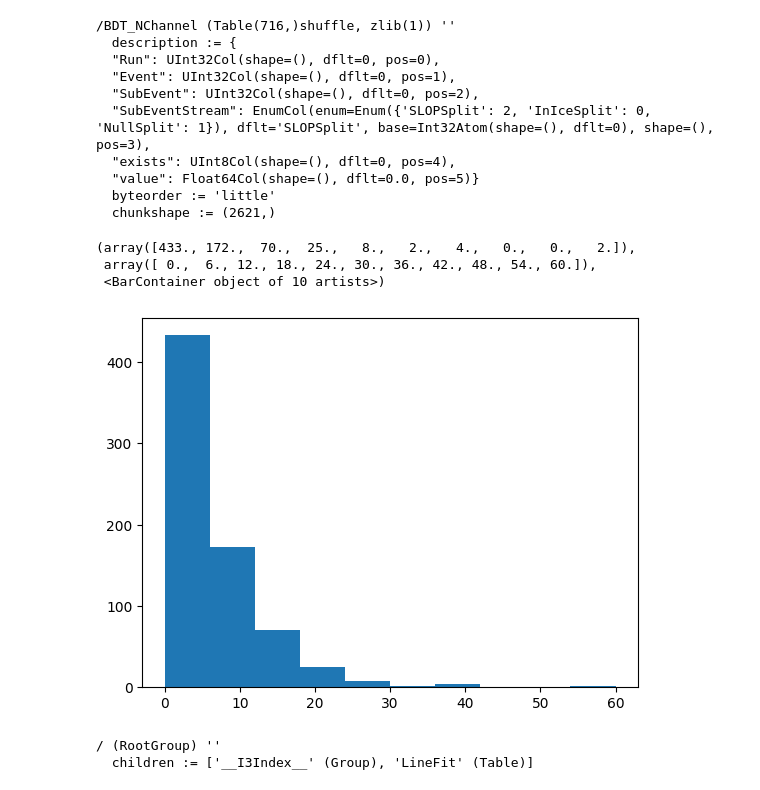
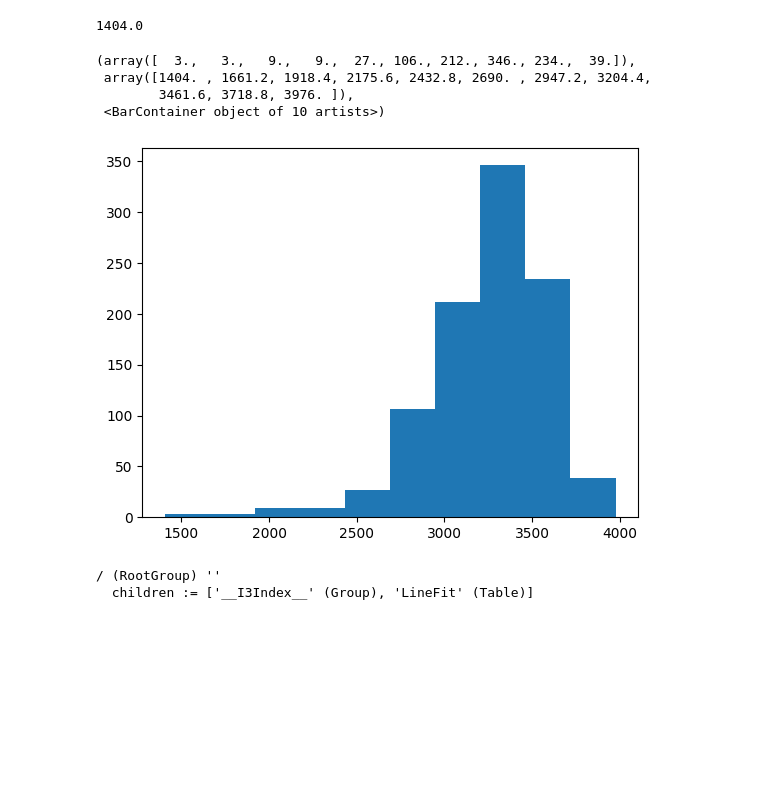
Before and after one commit to hhamdaou/nuclearite_analysis, a Jupyter notebook: plots/plots_Level2.ipynb, the cells around one changed output. Drawn from its saved outputs; the diff is of its cells as text; code cells hidden in the pictures; blank space fills up the shorter version.

```diff
--- a/plots/plots_Level2.ipynb
+++ b/plots/plots_Level2.ipynb
@@ -5,27 +5,20 @@ import pandas as pd
 import numpy as np
 import h5py
 # %%
-corsika1=tables.open_file('/mnt/ceph1-npx/user/hhamdaoui/MC_nuclearites/ANA1_L0_trigg/new_dir_R1100_d1000_1e+14_nevent_10000_nuclearite_IC86__beta_0001_0001__trigger_level__baseline__proc_0000.hd5')
+corsika1=tables.open_file('/mnt/ceph1-npx/user/hhamdaoui/MC_nuclearites/ANA1_L0_trigg/new_dir_R1100_d1000_1e+15_nevent_10000_nuclearite_IC86__beta_0001_0001__trigger_level__baseline__proc_0000.hd5')
-# %%
-corsika1.root.BDT_NChannel('co')
-# %% [output]
-/BDT_NChannel (Table(716,)shuffle, zlib(1)) ''
-  description := {
-  "Run": UInt32Col(shape=(), dflt=0, pos=0),
-  "Event": UInt32Col(shape=(), dflt=0, pos=1),
-  "SubEvent": UInt32Col(shape=(), dflt=0, pos=2),
-  "SubEventStream": EnumCol(enum=Enum({'SLOPSplit': 2, 'InIceSplit': 0, 'NullSplit': 1}), dflt='SLOPSplit', base=Int32Atom(shape=(), dflt=0), shape=(), pos=3),
-  "exists": UInt8Col(shape=(), dflt=0, pos=4),
-  "value": Float64Col(shape=(), dflt=0.0, pos=5)}
-  byteorder := 'little'
-  chunkshape := (2621,)
+# %%
+corsika1.root
+min(corsika1.root.Number_doms.col('value'))
+# %% [output]
+1404.0
 # %%
-plt.hist(corsika1.root.BDT_NChannel.col('value'))
+plt.hist(corsika1.root.Number_doms.col('value'))
 # %% [output]
-(array([433., 172.,  70.,  25.,   8.,   2.,   4.,   0.,   0.,   2.]),
- array([ 0.,  6., 12., 18., 24., 30., 36., 42., 48., 54., 60.]),
+(array([  3.,   3.,   9.,   9.,  27., 106., 212., 346., 234.,  39.]),
+ array([1404. , 1661.2, 1918.4, 2175.6, 2432.8, 2690. , 2947.2, 3204.4,
+        3461.6, 3718.8, 3976. ]),
  <BarContainer object of 10 artists>)
-[figure, old version]
+[figure, new version]
 # %%
 corsika_l2='/data/user/hhamdaoui/MC_nuclearites/h5/corsika/level2/merged/'
 # %%
```
Also changed, not shown: parts of 2 cells of this notebook, 1 other file.
